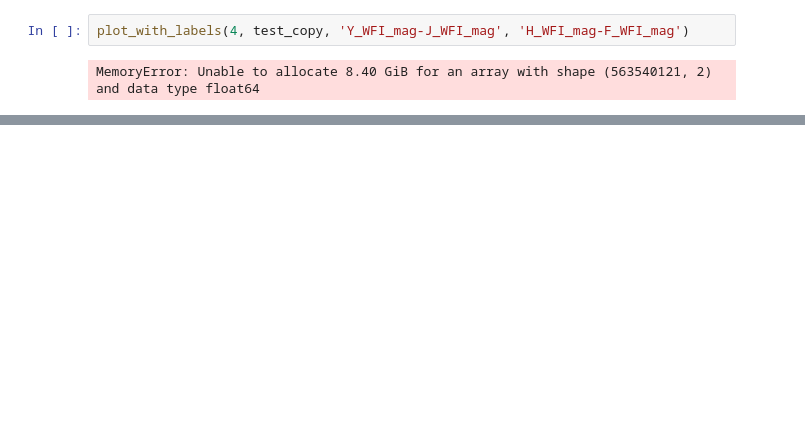
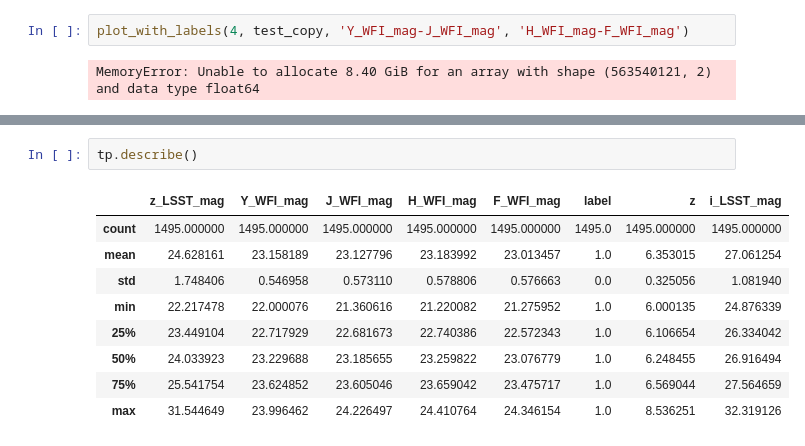
Before and after one commit to jlmaurora233/high-z-quasar-classification, a Jupyter notebook: decision boundary Y-Copy1.ipynb, the cells around one changed output, grey strips where cells are left out. Saved outputs shown, nothing was run; the diff lists cells and outputs as text; blank space fills up the shorter version.

```diff
--- a/decision boundary Y-Copy1.ipynb
+++ b/decision boundary Y-Copy1.ipynb
@@ -719,0 +751,12 @@ MemoryError: Unable to allocate 8.40 GiB for an array with shape (563540121, 2)
+# %%
+tp.describe()
+# %% [output]
+|  | z_LSST_mag | Y_WFI_mag | J_WFI_mag | H_WFI_mag | F_WFI_mag | label | z | i_LSST_mag |
+| count | 1495.000000 | 1495.000000 | 1495.000000 | 1495.000000 | 1495.000000 | 1495.0 | 1495.000000 | 1495.000000 |
+| mean | 24.628161 | 23.158189 | 23.127796 | 23.183992 | 23.013457 | 1.0 | 6.353015 | 27.061254 |
+| std | 1.748406 | 0.546958 | 0.573110 | 0.578806 | 0.576663 | 0.0 | 0.325056 | 1.081940 |
+| min | 22.217478 | 22.000076 | 21.360616 | 21.220082 | 21.275952 | 1.0 | 6.000135 | 24.876339 |
+| 25% | 23.449104 | 22.717929 | 22.681673 | 22.740386 | 22.572343 | 1.0 | 6.106654 | 26.334042 |
+| 50% | 24.033923 | 23.229688 | 23.185655 | 23.259822 | 23.076779 | 1.0 | 6.248455 | 26.916494 |
+| 75% | 25.541754 | 23.624852 | 23.605046 | 23.659042 | 23.475717 | 1.0 | 6.569044 | 27.564659 |
+| max | 31.544649 | 23.996462 | 24.226497 | 24.410764 | 24.346154 | 1.0 | 8.536251 | 32.319126 |
```
Also changed, not shown: parts of 9 cells of this notebook.
